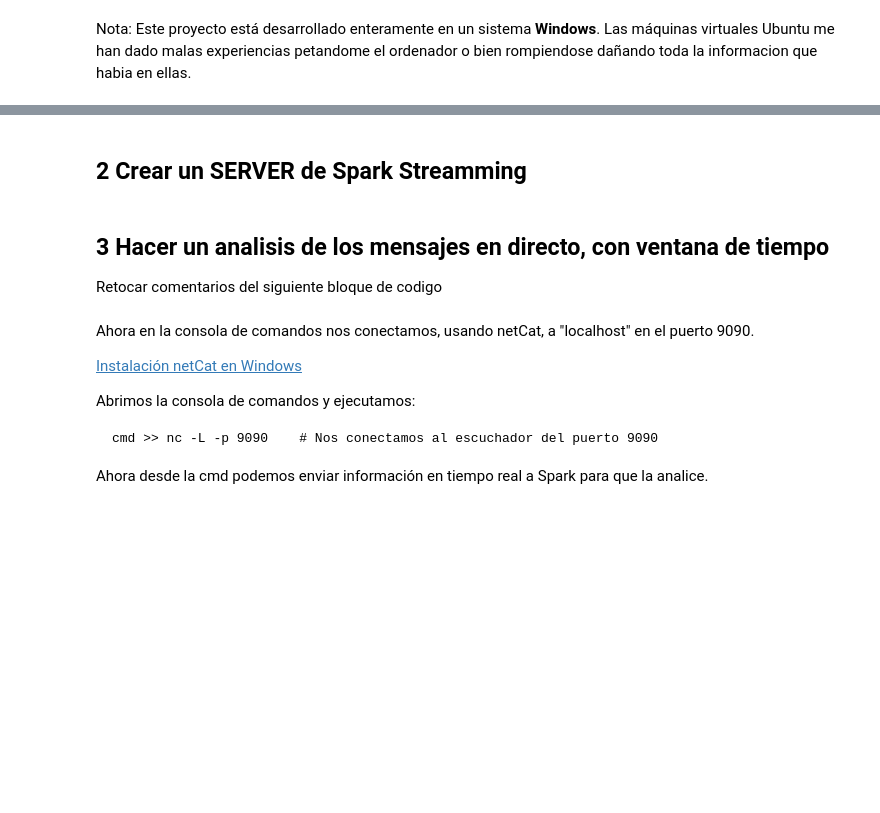
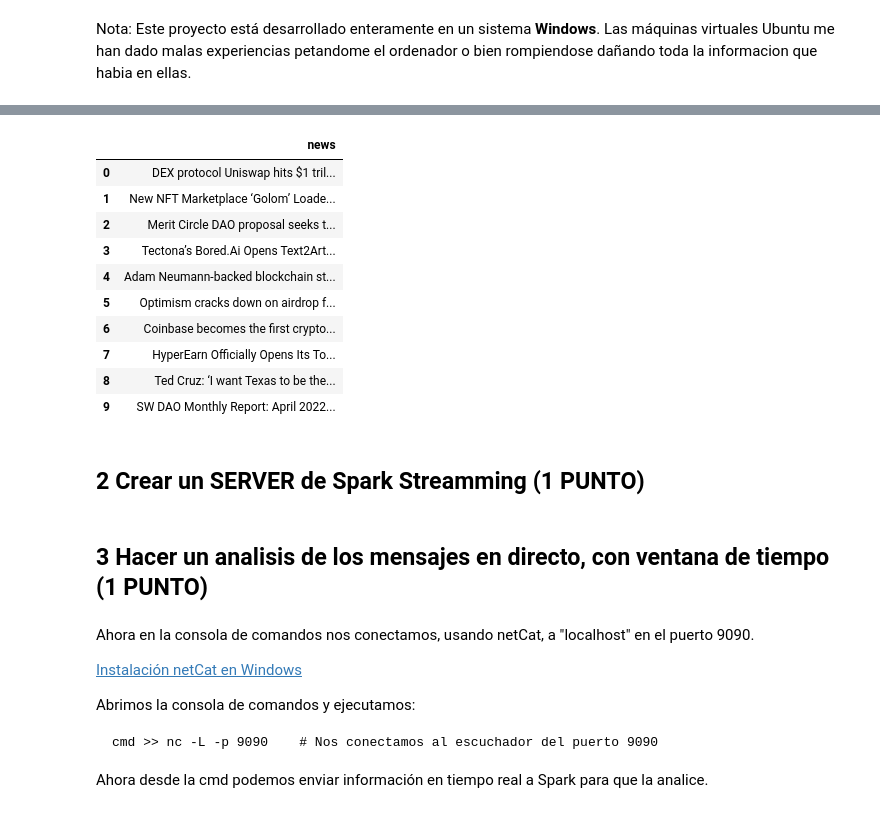
Before and after one commit to gonfdez/PFG, a Jupyter notebook: ProyectoFinal.ipynb, the cells around one changed output, grey strips where cells are left out. Drawn from its saved outputs; the diff is of its cells as text; code cells hidden in the pictures; blank space fills up the shorter version.

```diff
--- a/ProyectoFinal.ipynb
+++ b/ProyectoFinal.ipynb
@@ -66,0 +77,7 @@ Nota: Este proyecto está desarrollado enteramente en un sistema **Windows**. La
+# %%
+# Para mantener silenciado el webdriver_manager
+os.environ['WDM_LOG'] = '0'
+driver = webdriver.Chrome(service=Service(ChromeDriverManager().install()))
+driver.implicitly_wait(10)
+driver.maximize_window()
+wait = WebDriverWait(driver,10)
@@ -66,0 +91,6 @@ Nota: Este proyecto está desarrollado enteramente en un sistema **Windows**. La
+# %%
+newsTitles = []
+titles = driver.find_elements(By.CLASS_NAME, 'card__title')
+for i in titles:
+    print (i.text)
+    newsTitles.append(i.text)
@@ -67,5 +113,22 @@ Nota: Este proyecto está desarrollado enteramente en un sistema **Windows**. La
+# %%
+df = pd.DataFrame()
+df['news'] = newsTitles
+# %%
+df
+# %% [output]
+|  | news |
+| 0 | DEX protocol Uniswap hits $1 tril... |
+| 1 | New NFT Marketplace ‘Golom’ Loade... |
+| 2 | Merit Circle DAO proposal seeks t... |
+| 3 | Tectona’s Bored.Ai Opens Text2Art... |
+| 4 | Adam Neumann-backed blockchain st... |
+| 5 | Optimism cracks down on airdrop f... |
+| 6 | Coinbase becomes the first crypto... |
+| 7 | HyperEarn Officially Opens Its To... |
+| 8 | Ted Cruz: ‘I want Texas to be the... |
+| 9 | SW DAO Monthly Report: April 2022... |
 # %% [markdown]
-## 2 Crear un SERVER de Spark Streamming
+## 2 Crear un SERVER de Spark Streamming (1 PUNTO)
 # %%
 from pyspark import SparkContext
 from pyspark.streaming import StreamingContext
@@ -77,9 +140,7 @@ ssc = StreamingContext(sc, 10) # Contexto de streaming, contexto de spark y cada
 # Inicializamos el socket => Comunicamos el origen de los datos
 lines = ssc.socketTextStream("localhost", 9090) # Host, Puerto
 # %% [markdown]
-## 3 Hacer un analisis de los mensajes en directo, con ventana de tiempo
-
-Retocar comentarios del siguiente bloque de codigo
+## 3 Hacer un analisis de los mensajes en directo, con ventana de tiempo (1 PUNTO)
 # %%
 # Como vamos a procesar los datos haciendo duplas con las palabras recibidas y el numero de veces que se repiten
 words = lines.flatMap(lambda line: line.split(" "))
```
Also changed, not shown: parts of 56 cells of this notebook, 3 other files.
